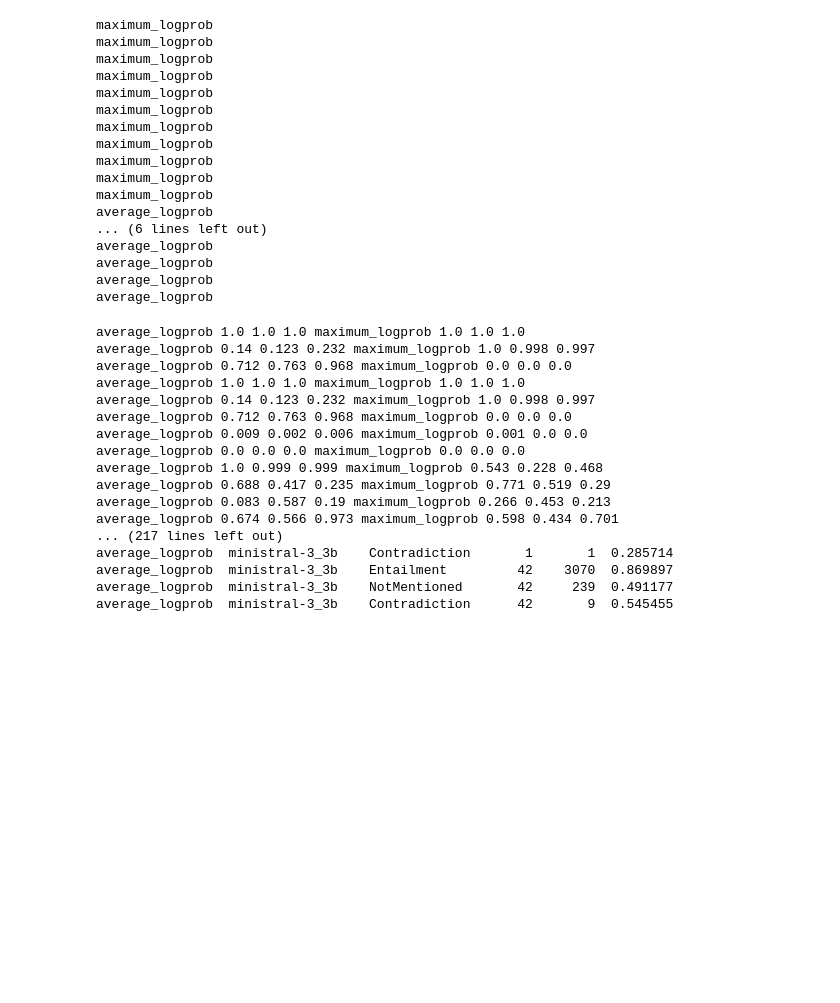
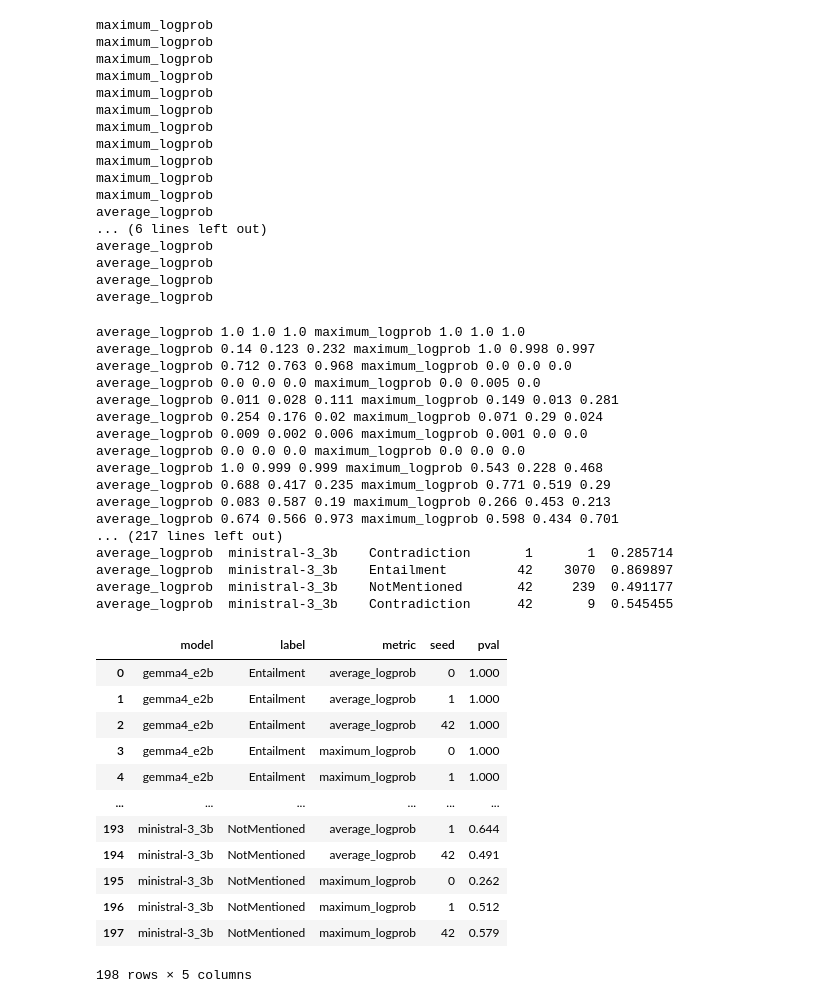
Before and after one commit to fbaratov/contractnli-llms, a Jupyter notebook: notebooks/logprob_analysis.ipynb, the cells around one changed output. Saved outputs shown, nothing was run; the diff lists cells and outputs as text; code cells hidden in the pictures; blank space fills up the shorter version.

```diff
--- a/notebooks/logprob_analysis.ipynb
+++ b/notebooks/logprob_analysis.ipynb
@@ -565,43 +565,13 @@ for metric, metric_dict in by_metric.items():
                 # print(f"{metric}-{model}-{label}-{seed}:", stat, p)
                 table.append([metric, model, label, seed, stat, p])
                 pval_dict[model][label][metric][seed] = round(p, 3)
-
-
-# \multirow{3}{*}{Model A}
-#     & Entailment & val & val & val & val & val & val & val & val & val  \\
-#     & Contradiction& val & val & val & val & val & val & val & val & val  \\
-#     & NotMentioned & val & val & val & val & val & val & val & val & val  \\
-with open("mannwhitney-less.txt", "w") as f:
-    for model, model_dict in pval_dict.items():
-        f.write("\multirow{3}{*}{" + model + "}\n")
-        for label, label_dict in model_dict.items():
-            f.write(f"\t & {label}")
-            for metric, metric_dict in label_dict.items():
-                vals = ""
-                print(metric, end=" ")
-                for seed in [0, 1, 42]:
-                    vals += " & "
-                    p = metric_dict[seed]
-                    print(p, end=" ")
-                    if p < 0.05:
-                        vals += "\cellcolor{SpringGreen} "
-
-                    if p < 0.01:
-                        vals += " p < 0.01"
-                    else:
-                        vals += f" {p}"
-                f.write(vals)
-            print("")
-            f.write(" \\\\\n")
-        f.write("\hline\n")
-print(tabulate(table, headers=["Metric", "Model", "Label", "Seed", "Stat", "P"]))
 # %% [output]
 average_logprob 1.0 1.0 1.0 maximum_logprob 1.0 1.0 1.0
 average_logprob 0.14 0.123 0.232 maximum_logprob 1.0 0.998 0.997
 average_logprob 0.712 0.763 0.968 maximum_logprob 0.0 0.0 0.0
-average_logprob 1.0 1.0 1.0 maximum_logprob 1.0 1.0 1.0
-average_logprob 0.14 0.123 0.232 maximum_logprob 1.0 0.998 0.997
-average_logprob 0.712 0.763 0.968 maximum_logprob 0.0 0.0 0.0
+average_logprob 0.0 0.0 0.0 maximum_logprob 0.0 0.005 0.0
+average_logprob 0.011 0.028 0.111 maximum_logprob 0.149 0.013 0.281
+average_logprob 0.254 0.176 0.02 maximum_logprob 0.071 0.29 0.024
 average_logprob 0.009 0.002 0.006 maximum_logprob 0.001 0.0 0.0
 average_logprob 0.0 0.0 0.0 maximum_logprob 0.0 0.0 0.0
 average_logprob 1.0 0.999 0.999 maximum_logprob 0.543 0.228 0.468
@@ -613,3 +583,33 @@ average_logprob  ministral-3_3b    Contradiction       1       1  0.285714
 average_logprob  ministral-3_3b    Entailment         42    3070  0.869897
 average_logprob  ministral-3_3b    NotMentioned       42     239  0.491177
 average_logprob  ministral-3_3b    Contradiction      42       9  0.545455
+# %%
+import pandas as pd
+
+records = [
+    {"model": model, "label": label, "metric": metric, "seed": seed, "pval": pval}
+    for model, labels in pval_dict.items()
+    for label, metrics in labels.items()
+    for metric, seeds in metrics.items()
+    for seed, pval in seeds.items()
+]
+
+df = pd.DataFrame(records)
+
+
+assert len(df) == 198, len(df)
+df
+# %% [output]
+|  | model | label | metric | seed | pval |
+| 0 | gemma4_e2b | Entailment | average_logprob | 0 | 1.000 |
+| 1 | gemma4_e2b | Entailment | average_logprob | 1 | 1.000 |
+| 2 | gemma4_e2b | Entailment | average_logprob | 42 | 1.000 |
+| 3 | gemma4_e2b | Entailment | maximum_logprob | 0 | 1.000 |
+| 4 | gemma4_e2b | Entailment | maximum_logprob | 1 | 1.000 |
+| ... | ... | ... | ... | ... | ... |
+| 193 | ministral-3_3b | NotMentioned | average_logprob | 1 | 0.644 |
+| 194 | ministral-3_3b | NotMentioned | average_logprob | 42 | 0.491 |
+| 195 | ministral-3_3b | NotMentioned | maximum_logprob | 0 | 0.262 |
+| 196 | ministral-3_3b | NotMentioned | maximum_logprob | 1 | 0.512 |
+| 197 | ministral-3_3b | NotMentioned | maximum_logprob | 42 | 0.579 |
+198 rows × 5 columns
```
Also changed, not shown: parts of 5 cells of this notebook.
